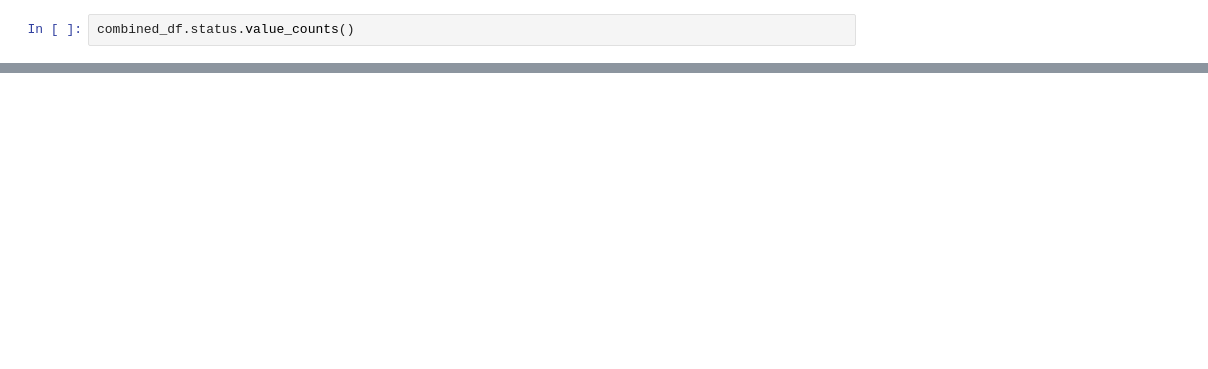
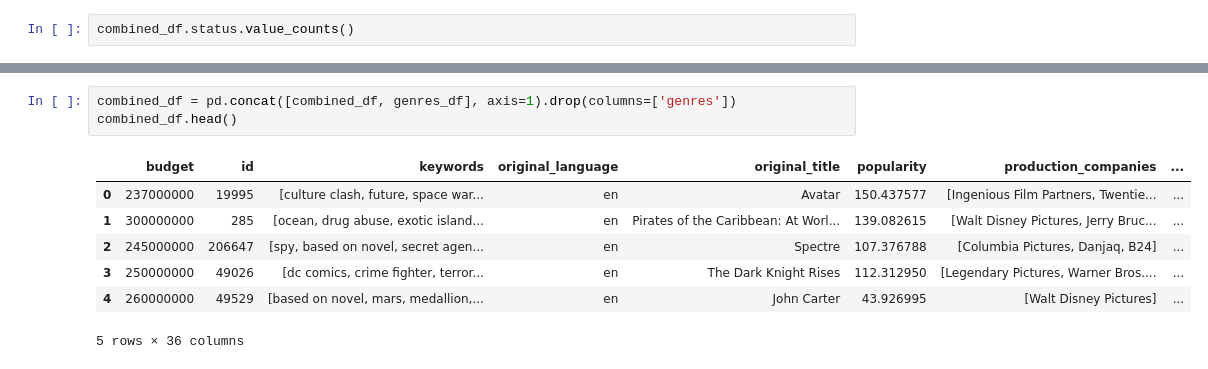
Before and after one commit to fdac25/movieRatings, a Jupyter notebook: code.ipynb, the cells around one changed output, grey strips where cells are left out. Cells and saved outputs as stored; diff of their text form; blank space fills up the shorter version.

```diff
--- a/code.ipynb
+++ b/code.ipynb
@@ -122,0 +256,11 @@ print(len(extract_directors(edited_credits_df)))
+# %%
+combined_df = pd.concat([combined_df, genres_df], axis=1).drop(columns=['genres'])
+combined_df.head()
+# %% [output]
+|  | budget | id | keywords | original_language | original_title | popularity | production_companies | ... |
+| 0 | 237000000 | 19995 | [culture clash, future, space war... | en | Avatar | 150.437577 | [Ingenious Film Partners, Twentie... | ... |
+| 1 | 300000000 | 285 | [ocean, drug abuse, exotic island... | en | Pirates of the Caribbean: At Worl... | 139.082615 | [Walt Disney Pictures, Jerry Bruc... | ... |
+| 2 | 245000000 | 206647 | [spy, based on novel, secret agen... | en | Spectre | 107.376788 | [Columbia Pictures, Danjaq, B24] | ... |
+| 3 | 250000000 | 49026 | [dc comics, crime fighter, terror... | en | The Dark Knight Rises | 112.312950 | [Legendary Pictures, Warner Bros.... | ... |
+| 4 | 260000000 | 49529 | [based on novel, mars, medallion,... | en | John Carter | 43.926995 | [Walt Disney Pictures] | ... |
+5 rows × 36 columns
```
Also changed, not shown: parts of 14 cells of this notebook.
